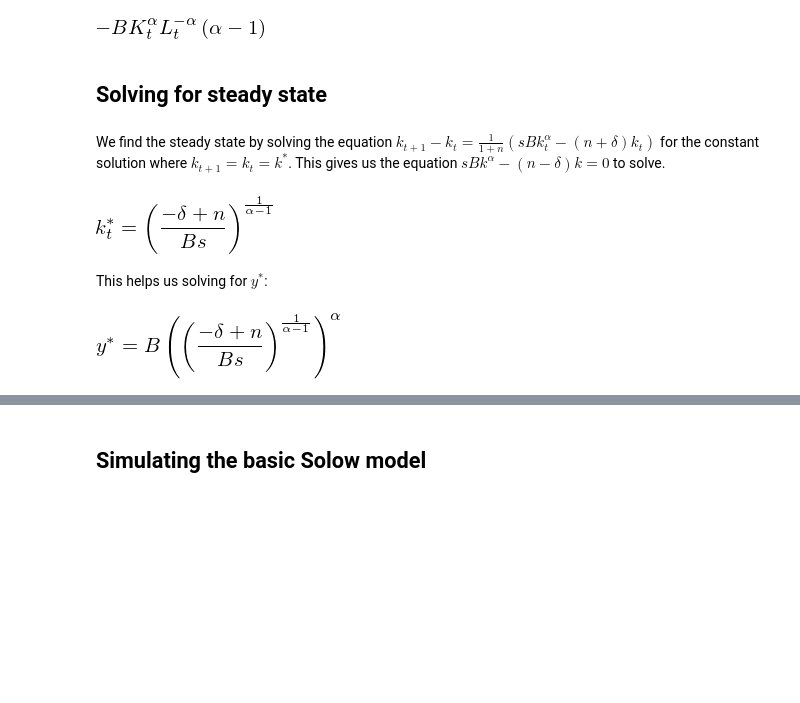
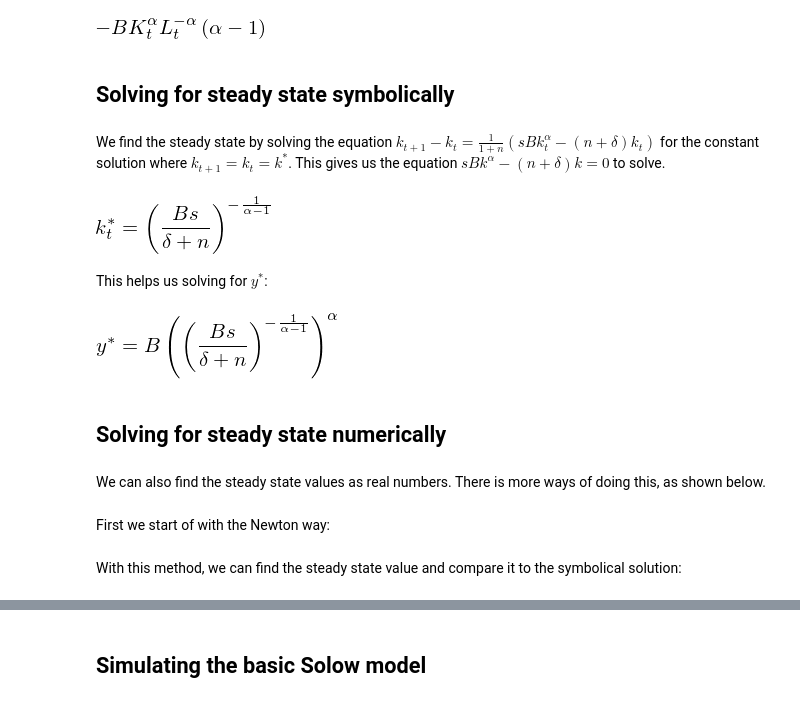
Before and after one commit to kzm266/projects-2019-anaconda-bois, a Jupyter notebook: modelproject/modelproject.ipynb, the cells around one changed output, grey strips where cells are left out. Cells and saved outputs as stored; diff of their text form; code cells hidden in the pictures; blank space fills up the shorter version.

```diff
--- a/modelproject/modelproject.ipynb
+++ b/modelproject/modelproject.ipynb
@@ -73,18 +74,24 @@ sm.simplify(sm.diff(B*K**alpha*L**(1-alpha), L))
 # %% [output]
 [figure]
 # %% [markdown]
-## Solving for steady state
+## Solving for steady state symbolically
 # %% [markdown]
-We find the steady state by solving the equation $k_{t+1}-k_t = \frac{1}{1+n} (sBk_t^{\alpha} -(n+\delta)k_t)$ for the constant solution where $k_{t+1} = k_t = k^*$. This gives us the equation $sBk^{\alpha} - (n-\delta)k = 0$ to solve.
+We find the steady state by solving the equation $k_{t+1}-k_t = \frac{1}{1+n} (sBk_t^{\alpha} -(n+\delta)k_t)$ for the constant solution where $k_{t+1} = k_t = k^*$. This gives us the equation $sBk^{\alpha} - (n+\delta)k = 0$ to solve.
 # %%
-ksteady = sm.solve(s*B*k**alpha-(n-delta)*k, k)[0]
+ksteady = sm.solve(s*B*k**alpha-(n+delta)*k, k)[0]
 sm.Eq(kstar , ksteady)
 # %% [output]
-[figure, old version]
+[figure, new version]
 # %% [markdown]
 This helps us solving for $y^*$:
 # %%
 eq1 = sm.simplify(B*ksteady**alpha)
 sm.Eq(ystar, eq1)
 # %% [output]
-[figure, old version]
+[figure, new version]
+# %% [markdown]
+## Solving for steady state numerically
+# %% [markdown]
+We can also find the steady state values as real numbers. There is more ways of doing this, as shown below.
+# %% [markdown]
+First we start of with the Newton way:
@@ -90,0 +118,2 @@ sm.Eq(ystar, eq1)
+# %% [markdown]
+With this method, we can find the steady state value and compare it to the symbolical solution:
```
Also changed, not shown: parts of 5 cells of this notebook, 1 other file.
